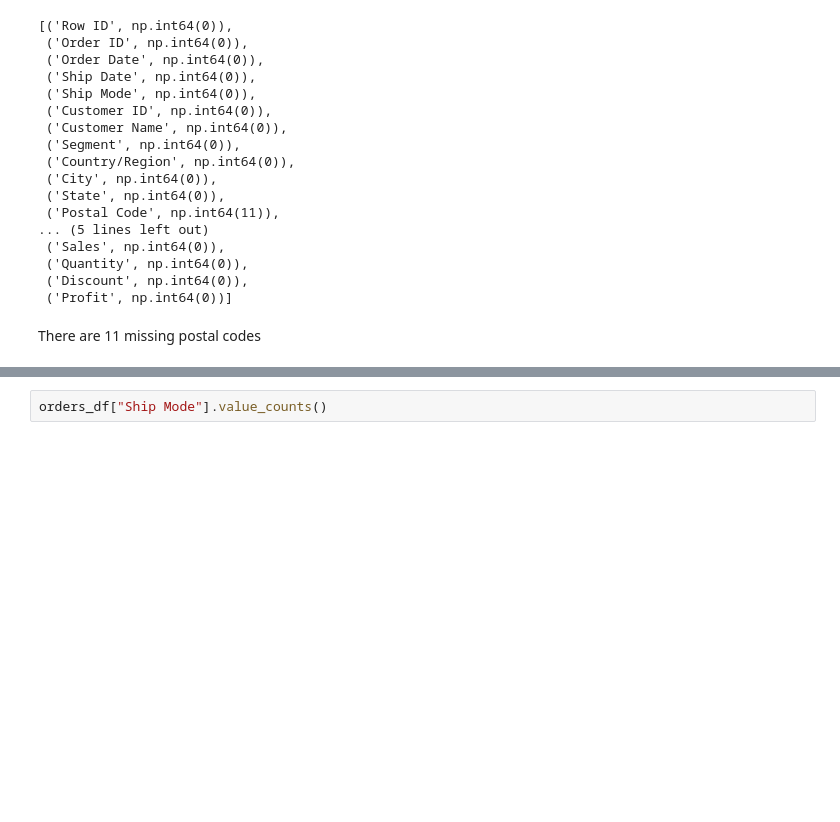
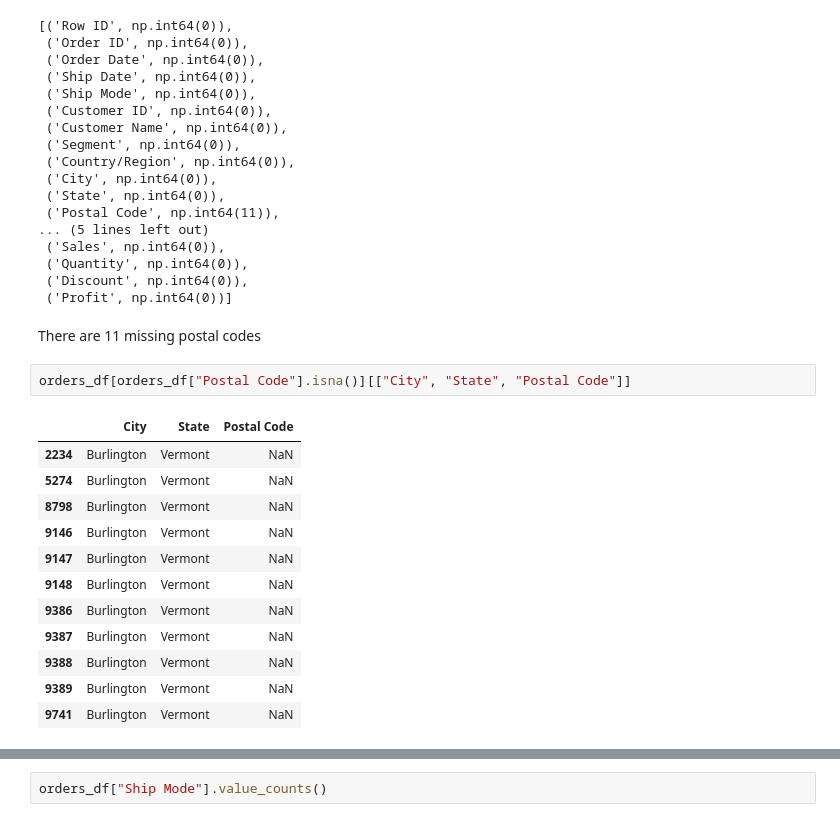
Before and after one commit to frogcoder/GBC_Fund_Data_Management, a Jupyter notebook: data_management_exercise1.ipynb, the cells around one changed output, grey strips where cells are left out. Drawn from its saved outputs; the diff is of its cells as text; blank space fills up the shorter version.

```diff
--- a/data_management_exercise1.ipynb
+++ b/data_management_exercise1.ipynb
@@ -54,3 +54,18 @@ returns_df.head()
  ('Profit', np.int64(0))]
 # %% [markdown]
 There are 11 missing postal codes
+# %%
+orders_df[orders_df["Postal Code"].isna()][["City", "State", "Postal Code"]]
+# %% [output]
+|  | City | State | Postal Code |
+| 2234 | Burlington | Vermont | NaN |
+| 5274 | Burlington | Vermont | NaN |
+| 8798 | Burlington | Vermont | NaN |
+| 9146 | Burlington | Vermont | NaN |
+| 9147 | Burlington | Vermont | NaN |
+| 9148 | Burlington | Vermont | NaN |
+| 9386 | Burlington | Vermont | NaN |
+| 9387 | Burlington | Vermont | NaN |
+| 9388 | Burlington | Vermont | NaN |
+| 9389 | Burlington | Vermont | NaN |
+| 9741 | Burlington | Vermont | NaN |
```
Also changed, not shown: parts of 44 cells of this notebook.
